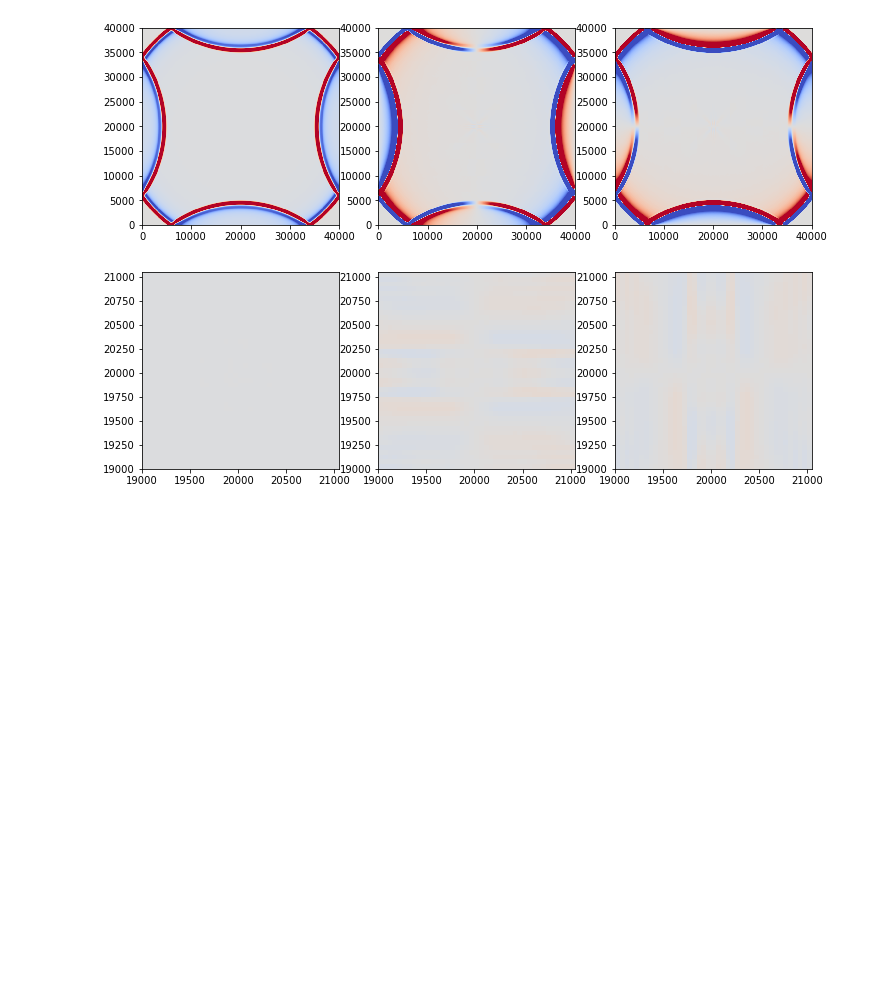
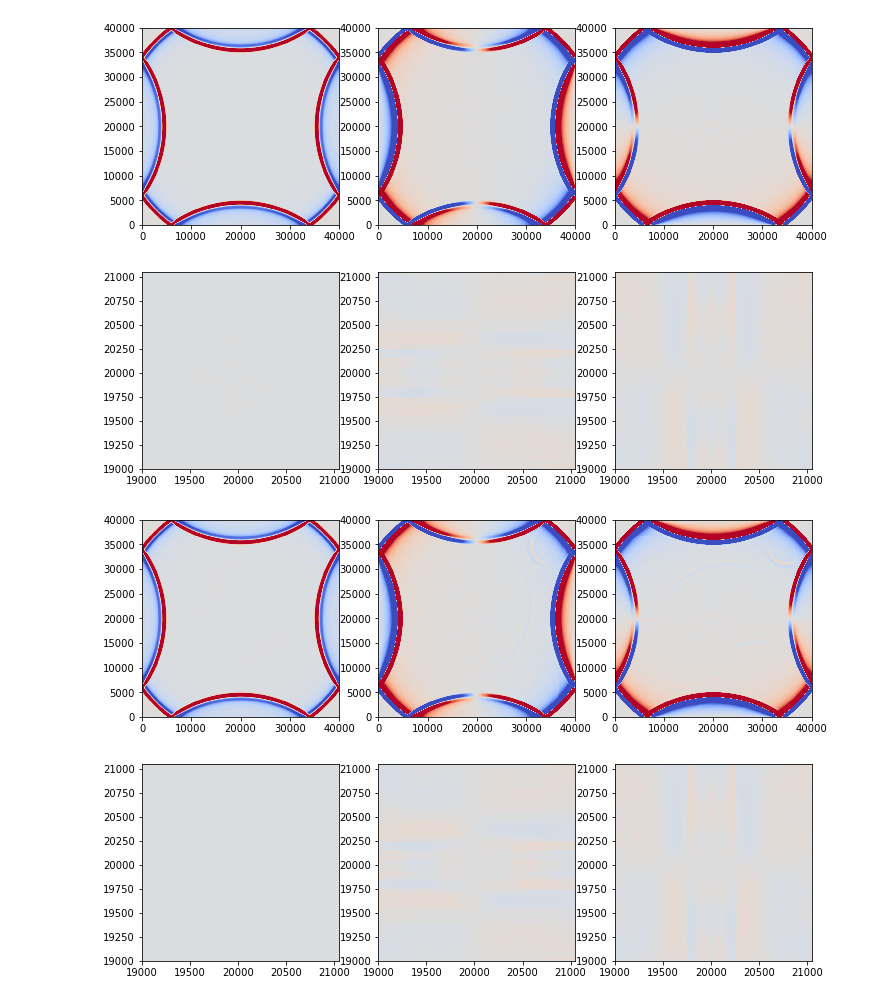
Before and after one commit to sintefmath/havvarsel-flux-investigations, a Jupyter notebook: Bump.ipynb, the cells around one changed output. Cells and saved outputs as stored; diff of their text form; code cells hidden in the pictures; blank space fills up the shorter version.

```diff
--- a/Bump.ipynb
+++ b/Bump.ipynb
@@ -363,3 +363,10 @@ sim_plotter(fine_su_sim, T=0, zoom=True)
 # %% [output]
 [figure]
 [figure]
+# %%
+fine_su_sim_low_dt = CDKLM16.CDKLM16(**fine_init_args, **fine_sim_args, dt=0.01, rk_order=2, theta=1.3, flux_balancer=1.0)
+sim_plotter(fine_su_sim_low_dt, T=T, zoom=False)
+sim_plotter(fine_su_sim_low_dt, T=0, zoom=True)
+# %% [output]
+[figure, added]
+[figure, added]
```
Also changed, not shown: parts of 4 cells of this notebook, 2 other files.
